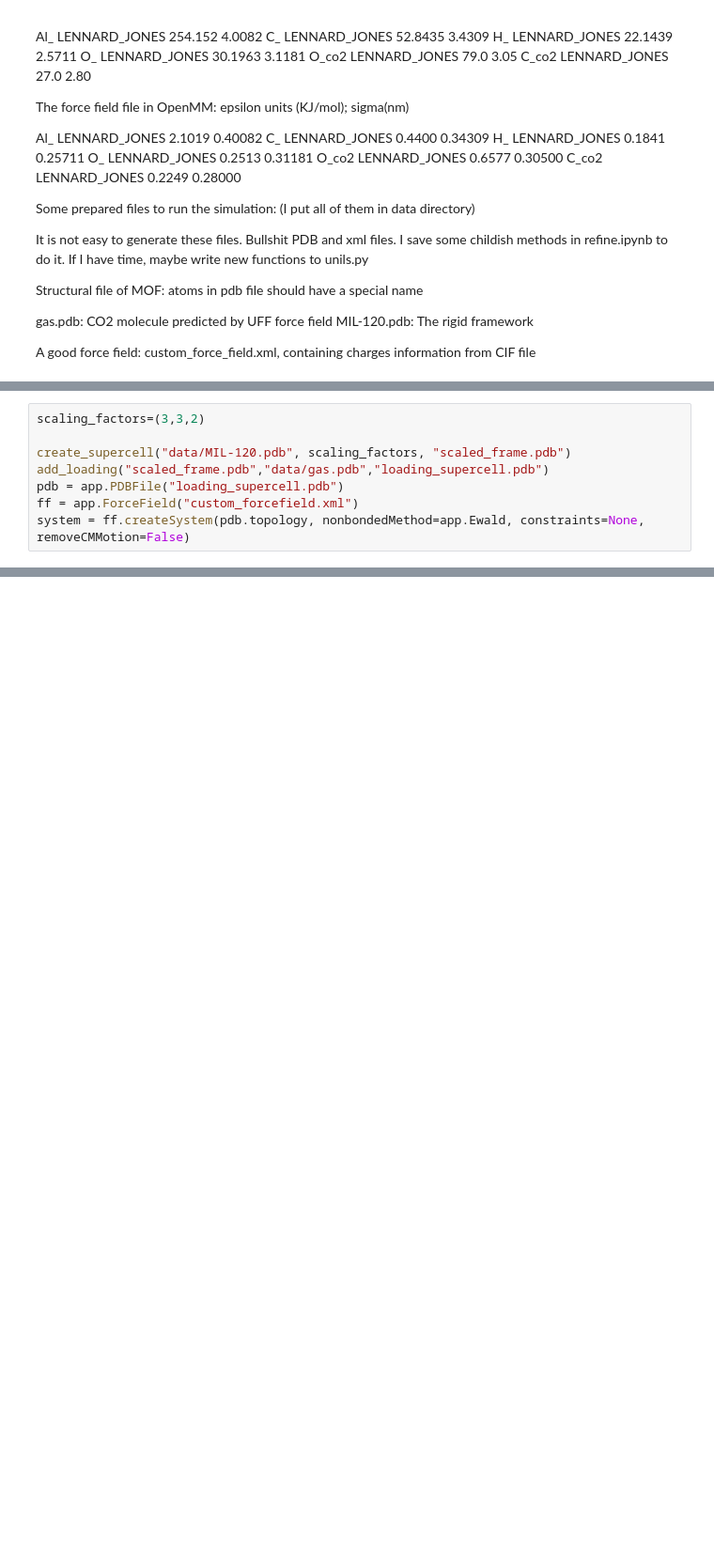
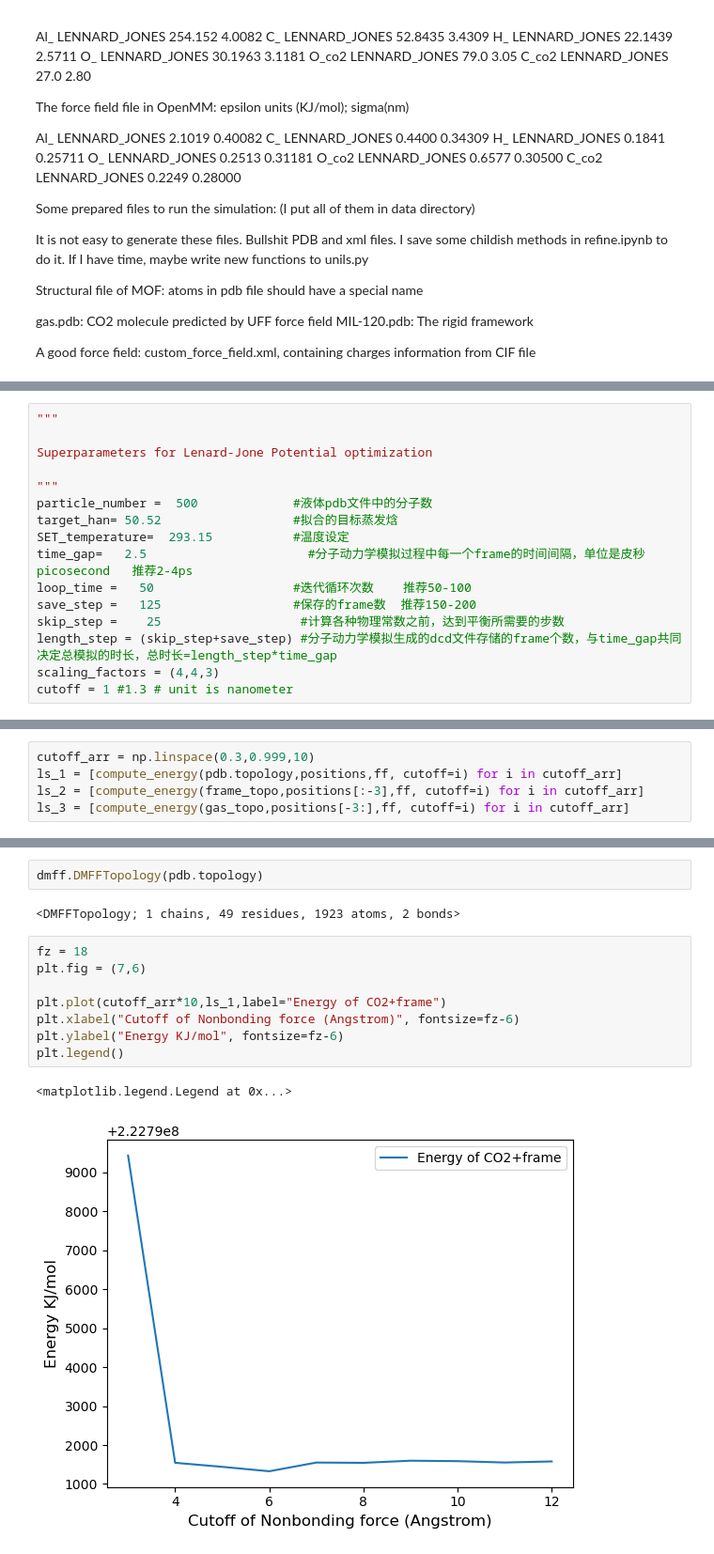
Before and after one commit to legend-L24/DMFF, a Jupyter notebook: UFF_opt/opt_uff.ipynb, the cells around one changed output, grey strips where cells are left out. Shown: that part at 94% size. Saved outputs shown, nothing was run; the diff lists cells and outputs as text; blank space fills up the shorter version.

```diff
--- a/UFF_opt/opt_uff.ipynb
+++ b/UFF_opt/opt_uff.ipynb
@@ -64,8 +64,16 @@ Warning on use of the timeseries module: If the inherent timescales of the syste
-# %%
-scaling_factors=(3,3,2)
-
-create_supercell("data/MIL-120.pdb", scaling_factors, "scaled_frame.pdb")
-add_loading("scaled_frame.pdb","data/gas.pdb","loading_supercell.pdb")
-pdb = app.PDBFile("loading_supercell.pdb")
-ff = app.ForceField("custom_forcefield.xml")
-system = ff.createSystem(pdb.topology, nonbondedMethod=app.Ewald, constraints=None, removeCMMotion=False)
+# %%
+"""
+
+Superparameters for Lenard-Jone Potential optimization
+
+"""
+particle_number =  500             #液体pdb文件中的分子数
+target_han= 50.52                  #拟合的目标蒸发焓
+SET_temperature=  293.15           #温度设定
+time_gap=   2.5                      #分子动力学模拟过程中每一个frame的时间间隔，单位是皮秒picosecond   推荐2-4ps
+loop_time =   50                   #迭代循环次数    推荐50-100
+save_step =   125                  #保存的frame数  推荐150-200
+skip_step =    25                   #计算各种物理常数之前，达到平衡所需要的步数
+length_step = (skip_step+save_step) #分子动力学模拟生成的dcd文件存储的frame个数，与time_gap共同决定总模拟的时长，总时长=length_step*time_gap
+scaling_factors = (4,4,3)
+cutoff = 1 #1.3 # unit is nanometer
@@ -71,0 +364,5 @@ system = ff.createSystem(pdb.topology, nonbondedMethod=app.Ewald, constraints=No
+# %%
+cutoff_arr = np.linspace(0.3,0.999,10)
+ls_1 = [compute_energy(pdb.topology,positions,ff, cutoff=i) for i in cutoff_arr]
+ls_2 = [compute_energy(frame_topo,positions[:-3],ff, cutoff=i) for i in cutoff_arr]
+ls_3 = [compute_energy(gas_topo,positions[-3:],ff, cutoff=i) for i in cutoff_arr]
@@ -71,0 +373,15 @@ system = ff.createSystem(pdb.topology, nonbondedMethod=app.Ewald, constraints=No
+# %%
+dmff.DMFFTopology(pdb.topology)
+# %% [output]
+<DMFFTopology; 1 chains, 49 residues, 1923 atoms, 2 bonds>
+# %%
+fz = 18
+plt.fig = (7,6)
+
+plt.plot(cutoff_arr*10,ls_1,label="Energy of CO2+frame")
+plt.xlabel("Cutoff of Nonbonding force (Angstrom)", fontsize=fz-6)
+plt.ylabel("Energy KJ/mol", fontsize=fz-6)
+plt.legend()
+# %% [output]
+<matplotlib.legend.Legend at 0x...>
+[figure, added]
```
Also changed, not shown: parts of 39 cells of this notebook, 21 other files.
